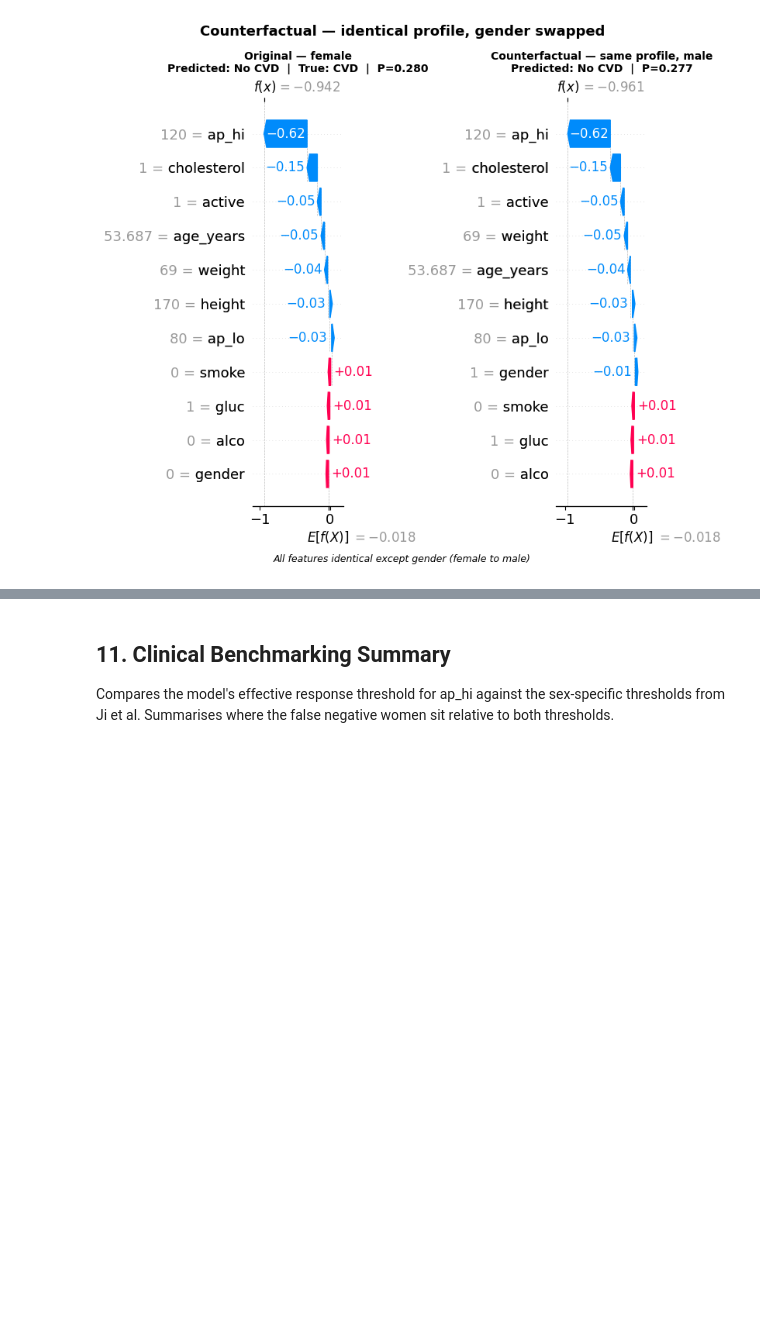
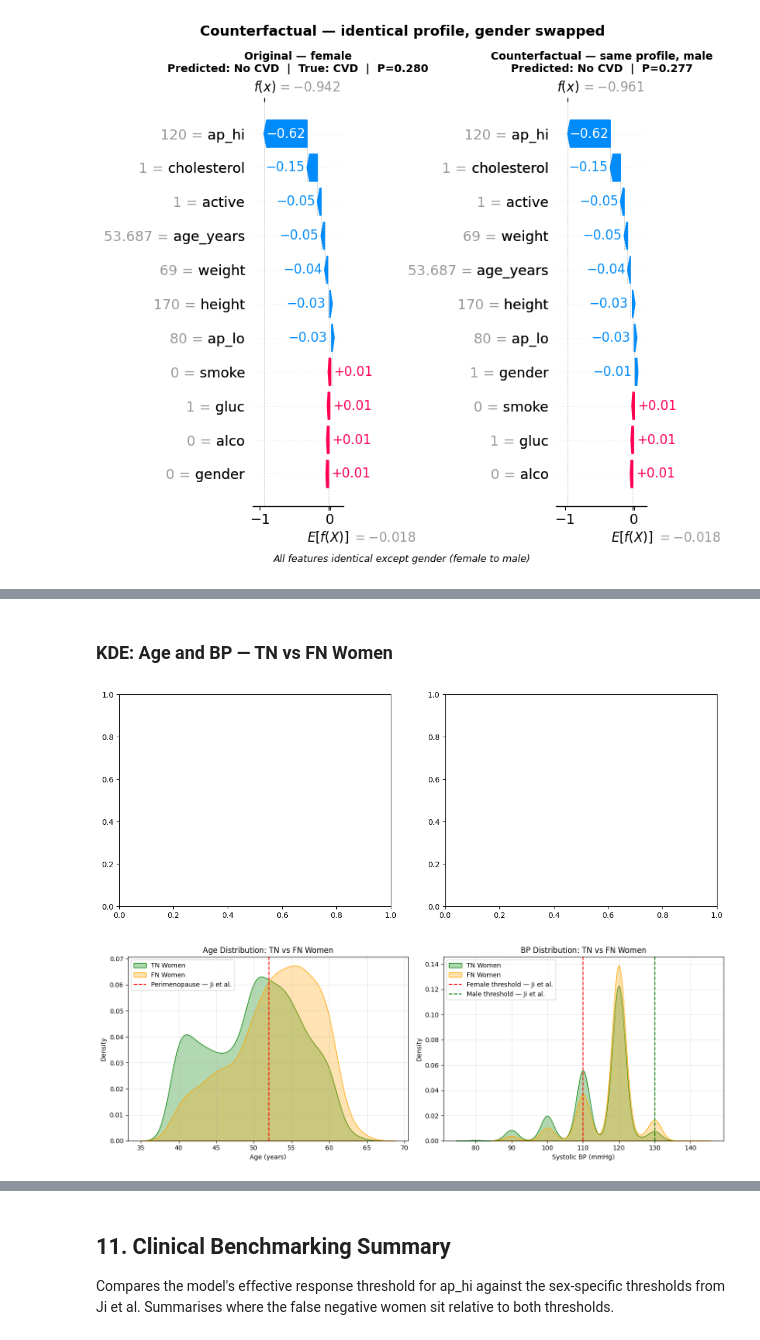
Before and after one commit to Kavisha612/Dissertation_ExplainableAI, a Jupyter notebook: SHAP_fairness_notebooks/shap_02_local_subgroup_benchmarking.ipynb, the cells around one changed output, grey strips where cells are left out. Cells and saved outputs as stored; diff of their text form; code cells hidden in the pictures; blank space fills up the shorter version.

Commit message:
Shap comparisons and fairness mostly refined

```diff
--- a/SHAP_fairness_notebooks/shap_02_local_subgroup_benchmarking.ipynb
+++ b/SHAP_fairness_notebooks/shap_02_local_subgroup_benchmarking.ipynb
@@ -490,0 +496,18 @@ plt.show()
+# %%
+tn_mask_female = (y_test.values == 0) & (y_pred == 0) & (test_df["gender"].values == 0)
+tn_women = test_df[tn_mask_female].copy()
+
+print(f"True Negative women : {len(tn_women)}")
+print(f"False Negative women: {len(fn_women)}")
+
+clinically_at_risk = tn_women[tn_women["ap_hi"] >= 110]
+peri_menopausal    = clinically_at_risk[clinically_at_risk["age_years"] >= 45]
+
+print(f"\nTN women with BP >= 110 mmHg     : {len(clinically_at_risk)} ({len(clinically_at_risk)/len(tn_women)*100:.1f}%)")
+print(f"Of those, age >= 45              : {len(peri_menopausal)} ({len(peri_menopausal)/len(tn_women)*100:.1f}% of all TN women)")
+
+print("\nTN women — at risk vs not at risk:")
+print(pd.DataFrame({
+    "At risk (BP>=110)"    : clinically_at_risk[["age_years", "ap_hi", "cholesterol"]].mean(),
+    "Not at risk (BP<110)" : tn_women[tn_women["ap_hi"] < 110][["age_years", "ap_hi", "cholesterol"]].mean()
+}).round(2))
@@ -490,0 +526,28 @@ plt.show()
+# %% [markdown]
+### KDE: Age and BP — TN vs FN Women
+# %%
+fig, axes = plt.subplots(1, 2, figsize=(14, 5))
+
+sns.kdeplot(tn_women["age_years"], ax=axes[0], color="green",  fill=True, alpha=0.3, label="TN Women")
+sns.kdeplot(fn_women["age_years"], ax=axes[0], color="orange", fill=True, alpha=0.3, label="FN Women")
+axes[0].axvline(x=52, color="red", linestyle="--", linewidth=1.5, label="Perimenopause — Ji et al.")
+axes[0].set_title("Age Distribution: TN vs FN Women")
+axes[0].set_xlabel("Age (years)")
+axes[0].legend()
+axes[0].grid(alpha=0.3)
+
+sns.kdeplot(tn_women["ap_hi"], ax=axes[1], color="green",  fill=True, alpha=0.3, label="TN Women")
+sns.kdeplot(fn_women["ap_hi"], ax=axes[1], color="orange", fill=True, alpha=0.3, label="FN Women")
+axes[1].axvline(x=110, color="red",   linestyle="--", linewidth=1.5, label="Female threshold — Ji et al.")
+axes[1].axvline(x=130, color="green", linestyle="--", linewidth=1.5, label="Male threshold — Ji et al.")
+axes[1].set_title("BP Distribution: TN vs FN Women")
+axes[1].set_xlabel("Systolic BP (mmHg)")
+axes[1].legend()
+axes[1].grid(alpha=0.3)
+
+plt.tight_layout()
+plt.savefig(OUTPUT_SHAP / "kde_tn_vs_fn_women.png", dpi=150, bbox_inches="tight")
+plt.show()
+# %% [output]
+[figure, added]
+[figure, added]
```
Also changed, not shown: parts of 14 cells of this notebook, 2 other files.
